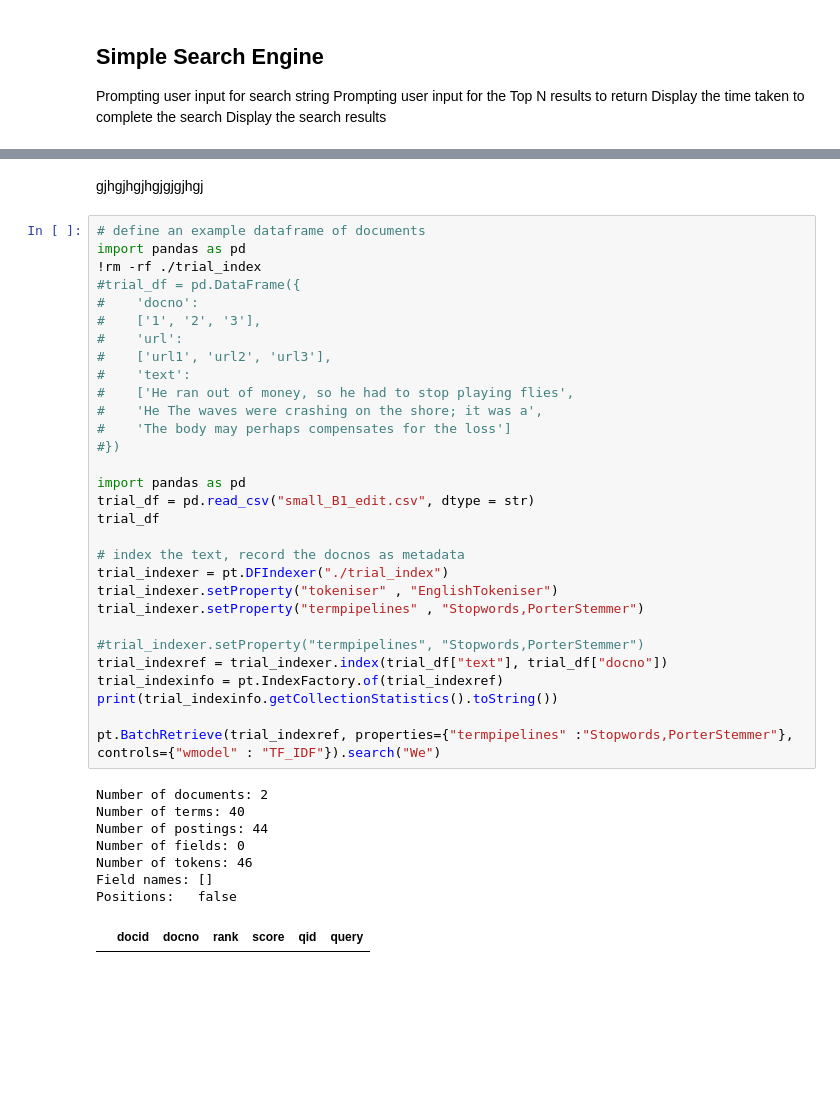
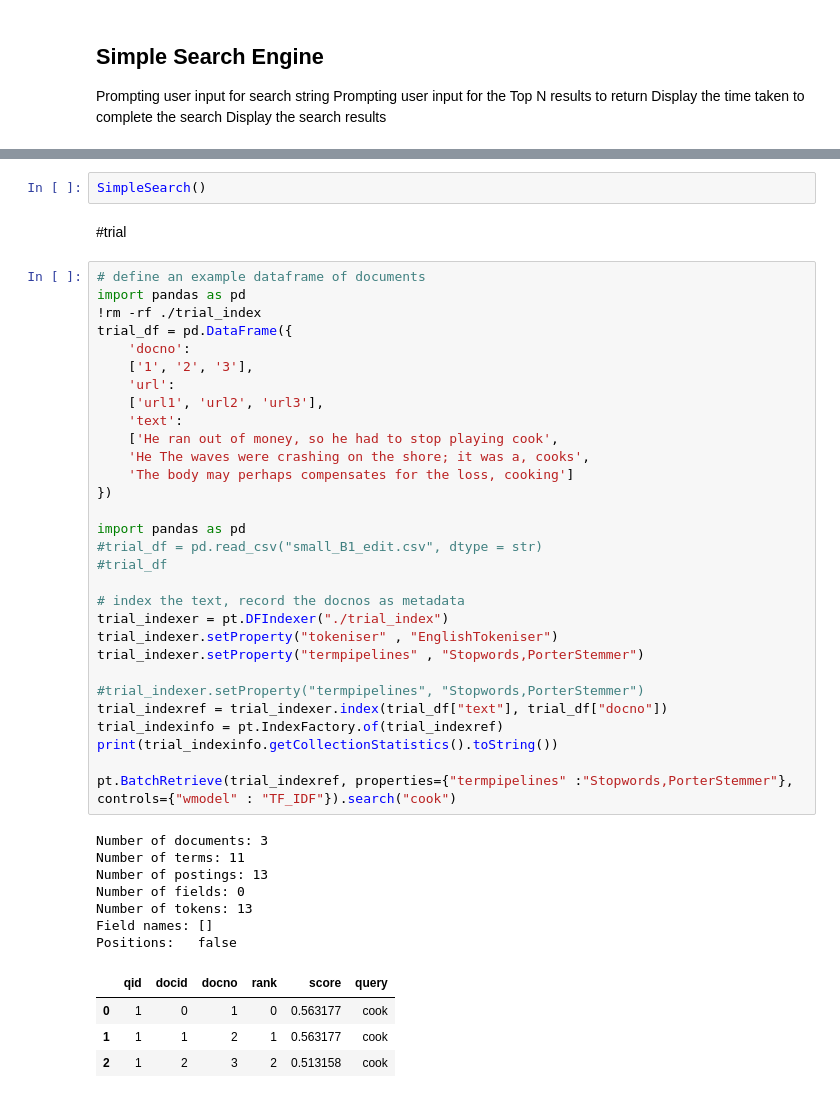
Before and after one commit to d1p013/testing, a Jupyter notebook: Assignment_Simple_Search_Engine.ipynb, the cells around one changed output, grey strips where cells are left out. Cells and saved outputs as stored; diff of their text form; blank space fills up the shorter version.

```diff
--- a/Assignment_Simple_Search_Engine.ipynb
+++ b/Assignment_Simple_Search_Engine.ipynb
@@ -321,41 +290,46 @@ search completed in 0.0373 seconds
-# %% [markdown]
-gjhgjhgjhgjgjgjhgj
+# %%
+SimpleSearch()
+# %% [markdown]
+#trial
 # %%
 # define an example dataframe of documents
 import pandas as pd
 !rm -rf ./trial_index
-#trial_df = pd.DataFrame({
-#    'docno':
-#    ['1', '2', '3'],
-#    'url':
-#    ['url1', 'url2', 'url3'],
-#    'text':
-#    ['He ran out of money, so he had to stop playing flies',
-#    'He The waves were crashing on the shore; it was a',
-#    'The body may perhaps compensates for the loss']
-#})
+trial_df = pd.DataFrame({
+    'docno':
+    ['1', '2', '3'],
+    'url':
+    ['url1', 'url2', 'url3'],
+    'text':
+    ['He ran out of money, so he had to stop playing cook',
+    'He The waves were crashing on the shore; it was a, cooks',
+    'The body may perhaps compensates for the loss, cooking']
+})
 
 import pandas as pd
-trial_df = pd.read_csv("small_B1_edit.csv", dtype = str)
-trial_df
+#trial_df = pd.read_csv("small_B1_edit.csv", dtype = str)
+#trial_df
 
 # index the text, record the docnos as metadata
 trial_indexer = pt.DFIndexer("./trial_index")
 trial_indexer.setProperty("tokeniser" , "EnglishTokeniser")
 trial_indexer.setProperty("termpipelines" , "Stopwords,PorterStemmer")
 
 #trial_indexer.setProperty("termpipelines", "Stopwords,PorterStemmer")
 trial_indexref = trial_indexer.index(trial_df["text"], trial_df["docno"])
 trial_indexinfo = pt.IndexFactory.of(trial_indexref)
 print(trial_indexinfo.getCollectionStatistics().toString())
 
-pt.BatchRetrieve(trial_indexref, properties={"termpipelines" :"Stopwords,PorterStemmer"}, controls={"wmodel" : "TF_IDF"}).search("We")
+pt.BatchRetrieve(trial_indexref, properties={"termpipelines" :"Stopwords,PorterStemmer"}, controls={"wmodel" : "TF_IDF"}).search("cook")
 # %% [output]
-Number of documents: 2
-Number of terms: 40
-Number of postings: 44
+Number of documents: 3
+Number of terms: 11
+Number of postings: 13
 Number of fields: 0
-Number of tokens: 46
+Number of tokens: 13
 Field names: []
 Positions:   false
-|  | docid | docno | rank | score | qid | query |
+|  | qid | docid | docno | rank | score | query |
+| 0 | 1 | 0 | 1 | 0 | 0.563177 | cook |
+| 1 | 1 | 1 | 2 | 1 | 0.563177 | cook |
+| 2 | 1 | 2 | 3 | 2 | 0.513158 | cook |
```
Also changed, not shown: parts of 18 cells of this notebook.
